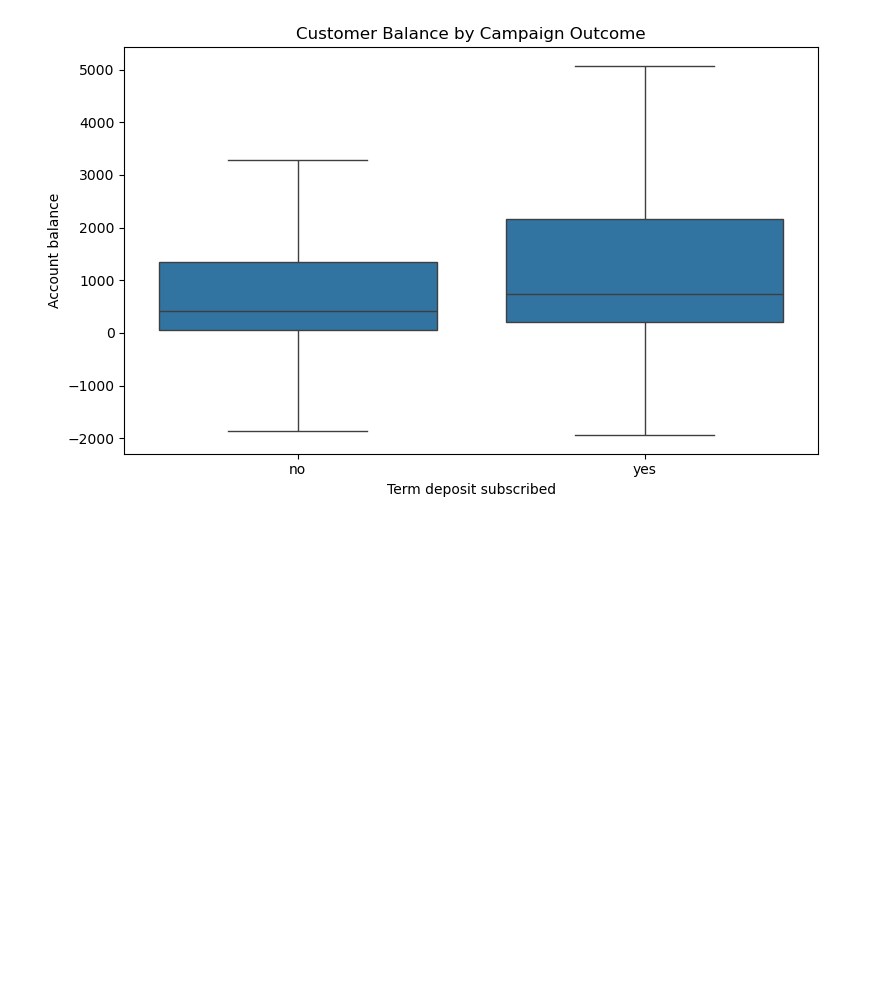
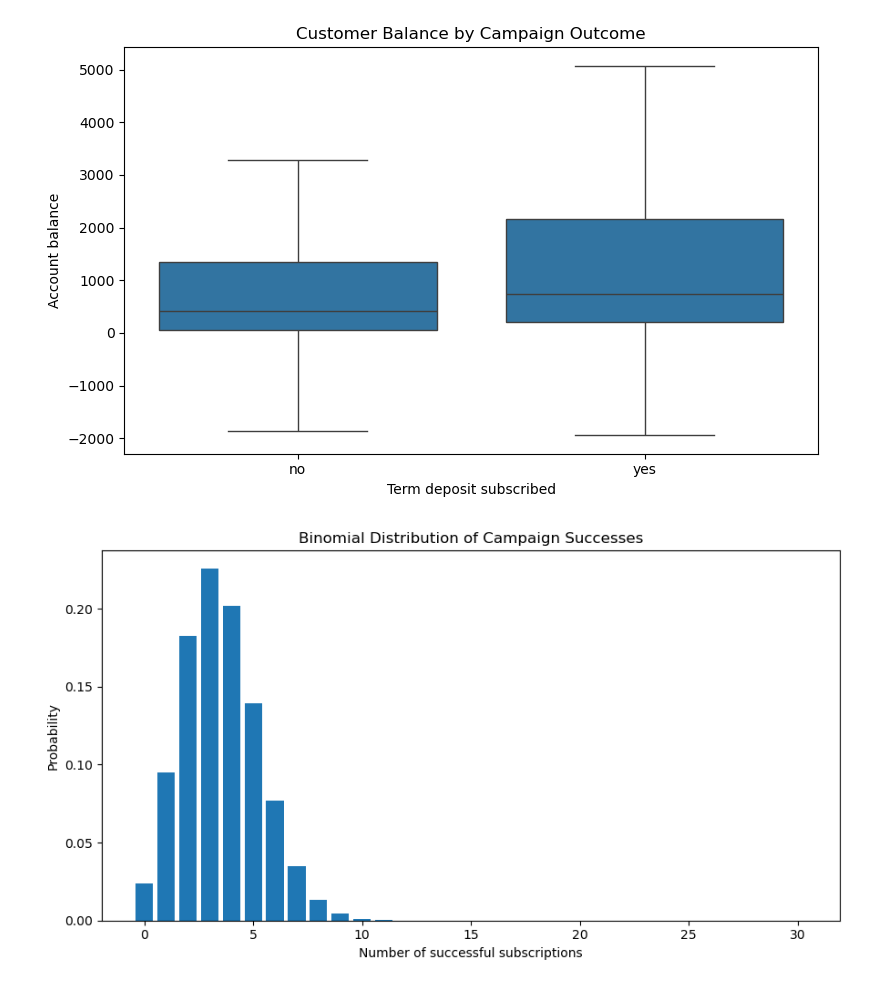
Before and after one commit to 2026617-ops/HDipData_STATS_CA1, a Jupyter notebook: Stats- HDip DBA Sept-26_2026617_CA-1.ipynb, the cells around one changed output. Cells and saved outputs as stored; diff of their text form; code cells hidden in the pictures; blank space fills up the shorter version.

```diff
--- a/Stats- HDip DBA Sept-26_2026617_CA-1.ipynb
+++ b/Stats- HDip DBA Sept-26_2026617_CA-1.ipynb
@@ -305,3 +305,20 @@ plt.tight_layout()
 plt.show()
 # %% [output]
 [figure]
+# %%
+n = 30
+p = df["success"].mean()
+x = np.arange(0, n + 1)
+probabilities = binom.pmf(x, n, p)
+
+plt.figure(figsize=(9, 5))
+plt.bar(x, probabilities)
+
+plt.title("Binomial Distribution of Campaign Successes")
+plt.xlabel("Number of successful subscriptions")
+plt.ylabel("Probability")
+
+plt.tight_layout()
+plt.show()
+# %% [output]
+[figure, added]
```
Also changed, not shown: parts of 2 cells of this notebook.
